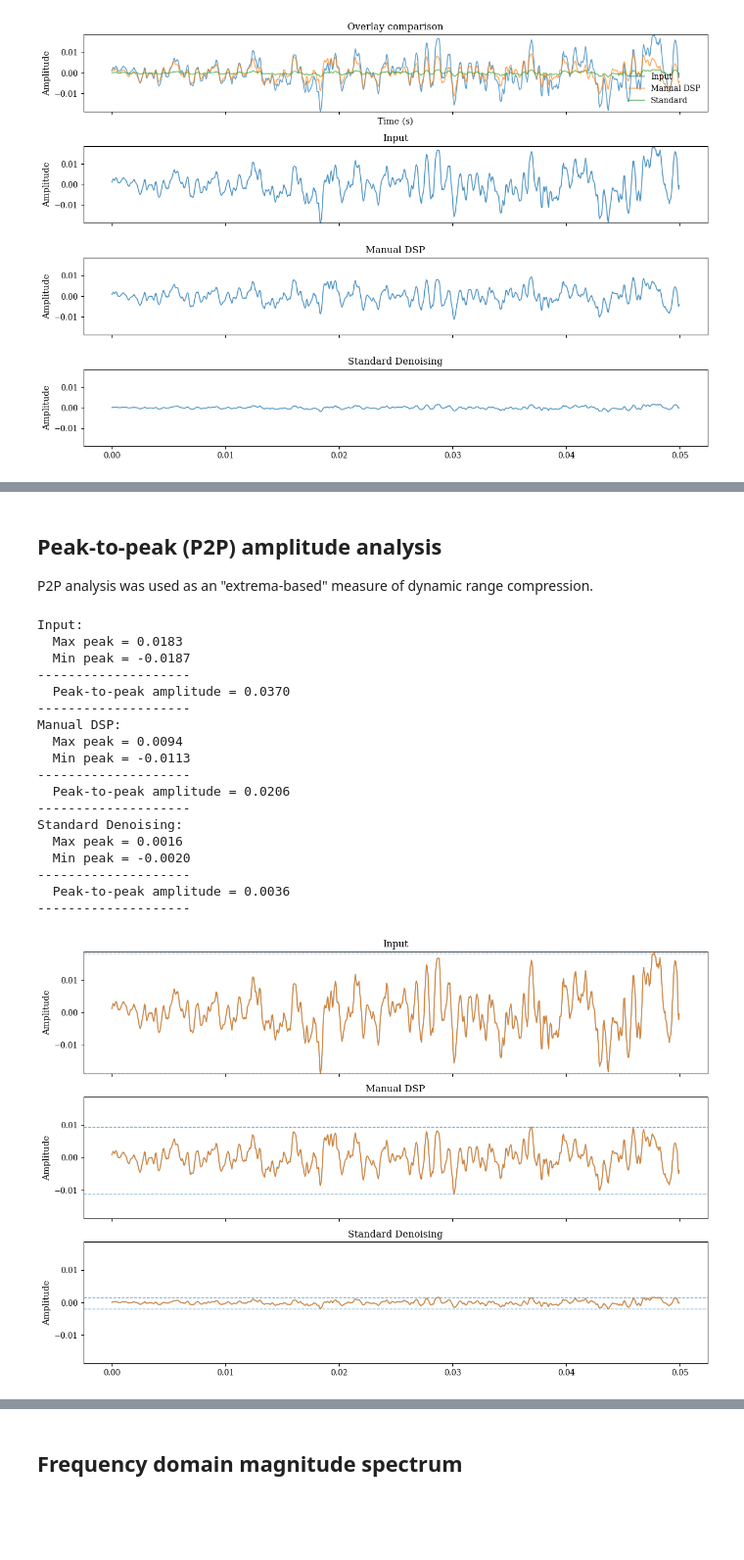
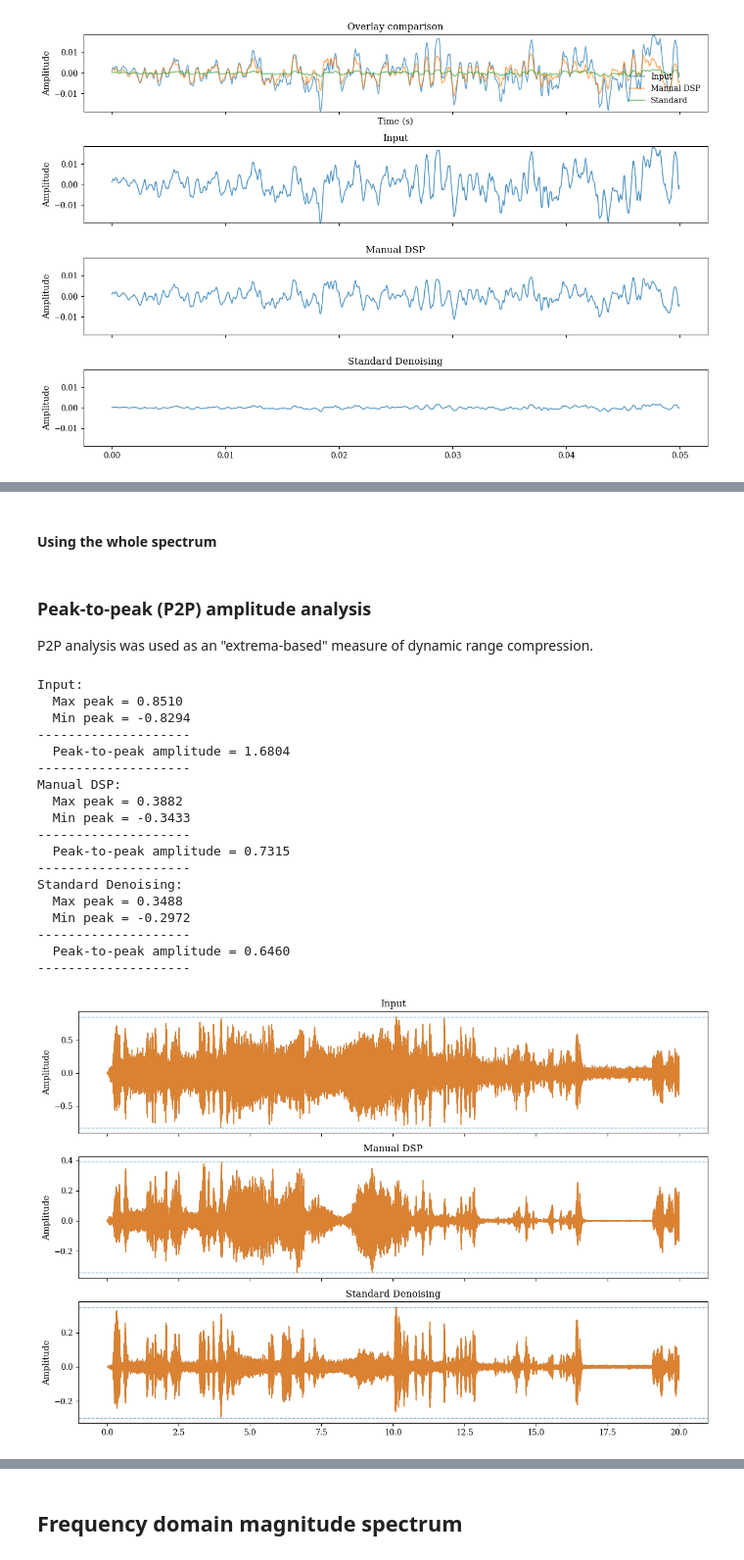
Before and after one commit to PaiSuryaDarshan/voice-audio-denoising-analysis, a Jupyter notebook: notebooks/comparitive_signal_analysis.ipynb, the cells around one changed output, grey strips where cells are left out. Shown at 98% size. Drawn from its saved outputs; the diff is of its cells as text; code cells hidden in the pictures; blank space fills up the shorter version.

```diff
--- a/notebooks/comparitive_signal_analysis.ipynb
+++ b/notebooks/comparitive_signal_analysis.ipynb
@@ -246,5 +332,24 @@ plt.show()
+# %% [markdown]
+#### Using the whole spectrum
+# %%
+def active_sample(x, threshold=1e-3):
+    return int(np.argmax(np.abs(x) > threshold))
+
+idx = active_sample(x_in)
+
+duration_s = 20  # try 2.0–5.0 s
+window = int(duration_s * sr)
+
+i_0 = idx
+i_1 = min(idx + window, len(x_in))
+
+seg_in = x_in[i_0:i_1]
+seg_manual = x_manual[i_0:i_1]
+seg_standard = x_standard[i_0:i_1]
+
+t = np.arange(i_1 - i_0) / sr
 # %% [markdown]
-## Peak-to-peak (P2P) amplitude analysis
+### Peak-to-peak (P2P) amplitude analysis
 
 P2P analysis was used as an "extrema-based" measure of dynamic range compression.
 # %%
@@ -299,7 +404,7 @@ plot_with_peak_lines(
 )
 axes[0].set_ylabel("Amplitude")
 axes[0].set_title("Input")
-axes[0].set_ylim(0.02, -0.02)
+# axes[0].set_ylim(ylim)
 
 # --- Manual DSP ---
 plot_with_peak_lines(
@@ -307,7 +412,7 @@ plot_with_peak_lines(
 )
 axes[1].set_ylabel("Amplitude")
 axes[1].set_title("Manual DSP")
-axes[1].set_ylim(ylim)
+# axes[1].set_ylim(ylim)
 
 # --- Standard ---
 plot_with_peak_lines(
@@ -315,48 +420,49 @@ plot_with_peak_lines(
 )
 axes[2].set_ylabel("Amplitude")
 axes[2].set_title("Standard Denoising")
-axes[2].set_ylim(ylim)
+# axes[2].set_ylim(ylim)
 
 # --- Input ---
 axes[0].plot(t, seg_in, alpha=0.8)
 axes[0].set_ylabel("Amplitude")
 axes[0].set_title("Input")
-axes[0].set_ylim(ylim)
+# axes[0].set_ylim(ylim)
 
 # --- Manual DSP ---
 axes[1].plot(t, seg_manual, alpha=0.8)
 axes[1].set_ylabel("Amplitude")
 axes[1].set_title("Manual DSP")
-axes[1].set_ylim(ylim)
+# axes[1].set_ylim(ylim)
 
 # --- Standard ---
 axes[2].plot(t, seg_standard, alpha=0.8)
 axes[2].set_ylabel("Amplitude")
 axes[2].set_title("Standard Denoising")
-axes[2].set_ylim(ylim)
+# axes[2].set_ylim(ylim)
 
 
 
 # Layout
 fig.tight_layout()
+# plt.savefig('p2p.png', dpi = 1200)
 plt.show()
 # %% [output]
 Input:
-  Max peak = 0.0183
-  Min peak = -0.0187
+  Max peak = 0.8510
+  Min peak = -0.8294
 --------------------
-  Peak-to-peak amplitude = 0.0370
+  Peak-to-peak amplitude = 1.6804
 --------------------
 Manual DSP:
-  Max peak = 0.0094
-  Min peak = -0.0113
+  Max peak = 0.3882
+  Min peak = -0.3433
 --------------------
-  Peak-to-peak amplitude = 0.0206
+  Peak-to-peak amplitude = 0.7315
 --------------------
 Standard Denoising:
-  Max peak = 0.0016
-  Min peak = -0.0020
+  Max peak = 0.3488
+  Min peak = -0.2972
 --------------------
-  Peak-to-peak amplitude = 0.0036
+  Peak-to-peak amplitude = 0.6460
 --------------------
-[figure, old version]
+[figure, new version]
```
Also changed, not shown: parts of 51 cells of this notebook, 10 other files.
